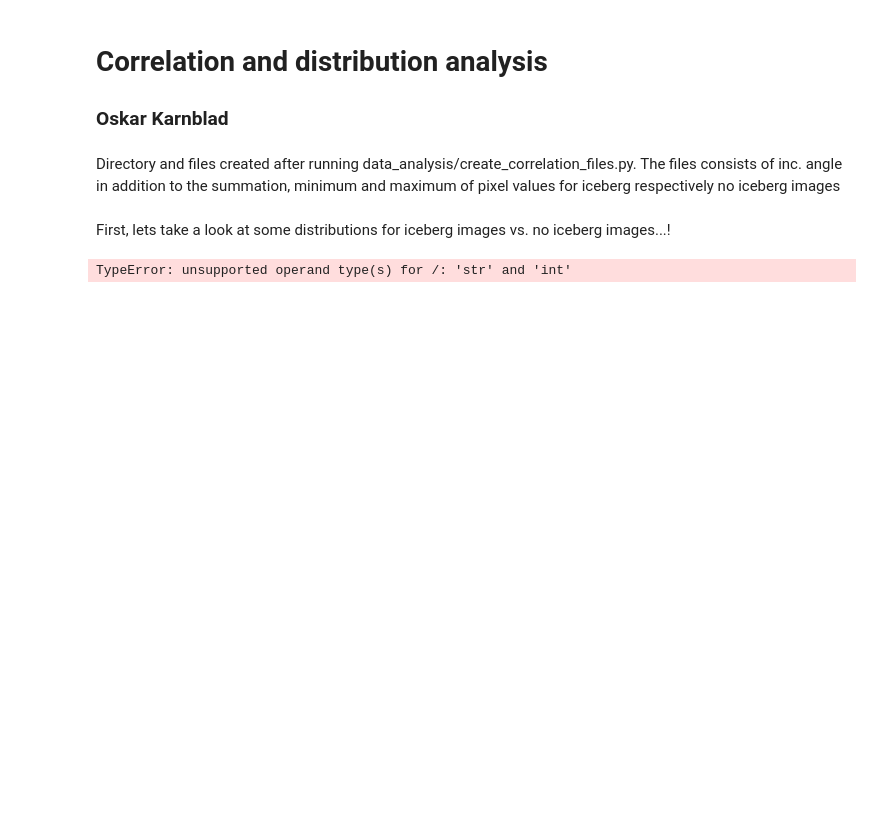
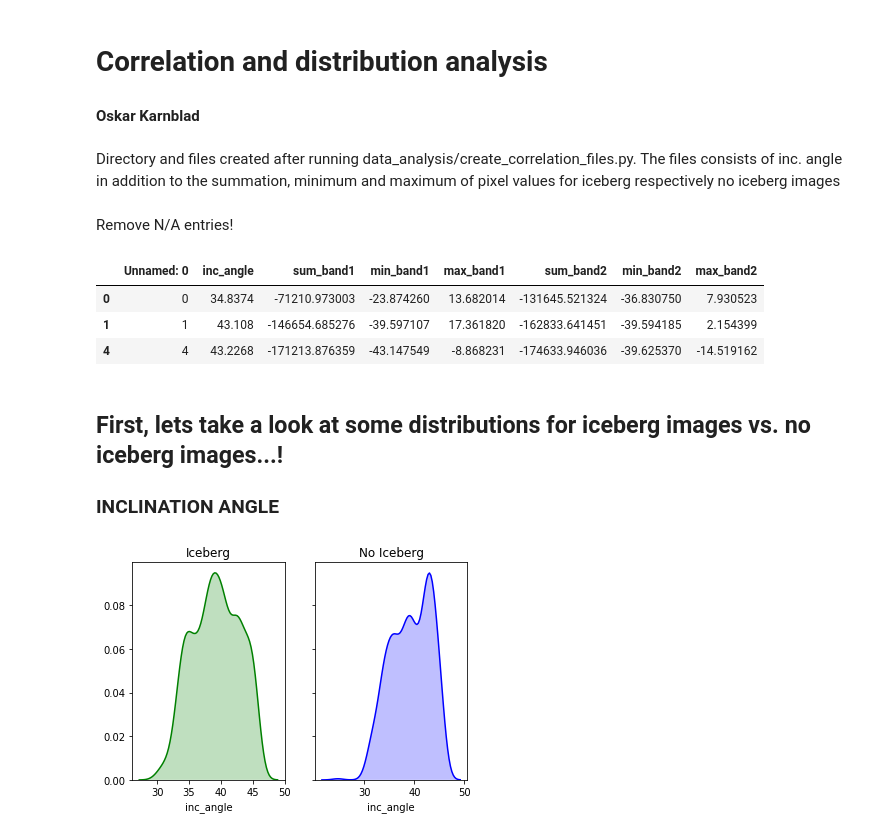
Before and after one commit to AIMovement/Statoil-C-CORE-Iceberg-Classifier-Challenge, a Jupyter notebook: data_analysis/correlation_analysis.ipynb, the cells around one changed output. Cells and saved outputs as stored; diff of their text form; code cells hidden in the pictures; blank space fills up the shorter version.

Commit message:
Corr. and distr. notebook added

```diff
--- a/data_analysis/correlation_analysis.ipynb
+++ b/data_analysis/correlation_analysis.ipynb
@@ -1,6 +1,6 @@
 # %% [markdown]
 # Correlation and distribution analysis
-### Oskar Karnblad
+#### Oskar Karnblad
 # %%
 import pandas as pd
 import numpy as np
@@ -13,14 +13,28 @@ Directory and files created after running data_analysis/create_correlation_files
 dir = '../data/image_properties/'
 iceberg_df = pd.read_csv(os.path.join(dir, 'iceberg.csv'))
 no_iceberg_df = pd.read_csv(os.path.join(dir, 'no_iceberg.csv'))
+# %% [markdown]
+Remove N/A entries!
+# %%
+no_iceberg_df = no_iceberg_df.drop(no_iceberg_df[(no_iceberg_df.inc_angle == 'na')].index)
+no_iceberg_df.head(3)
+# %% [output]
+|  | Unnamed: 0 | inc_angle | sum_band1 | min_band1 | max_band1 | sum_band2 | min_band2 | max_band2 |
+| 0 | 0 | 34.8374 | -71210.973003 | -23.874260 | 13.682014 | -131645.521324 | -36.830750 | 7.930523 |
+| 1 | 1 | 43.108 | -146654.685276 | -39.597107 | 17.361820 | -162833.641451 | -39.594185 | 2.154399 |
+| 4 | 4 | 43.2268 | -171213.876359 | -43.147549 | -8.868231 | -174633.946036 | -39.625370 | -14.519162 |
 # %% [markdown]
-First, lets take a look at some distributions for iceberg images vs. no iceberg images...!
+## First, lets take a look at some distributions for iceberg images vs. no iceberg images...!
+### INCLINATION ANGLE
 # %%
 fig, (ax1, ax2) = plt.subplots(ncols=2, sharey=True)
 
-sns.distplot(iceberg_df['inc_angle'].as_matrix(), ax=ax1)
-sns.distplot(no_iceberg_df['inc_angle'].as_matrix(), ax=ax2)
+sns.distplot(iceberg_df['inc_angle'], hist=False, color="g", kde_kws={"shade": True}, ax=ax1)
+sns.distplot(no_iceberg_df['inc_angle'], hist=False, color="b", kde_kws={"shade": True}, ax=ax2)
+
+ax1.set_title('Iceberg')
+ax2.set_title('No Iceberg')
 
 plt.show()
 # %% [output]
-TypeError: unsupported operand type(s) for /: 'str' and 'int'
+[figure, added]
```
Also changed, not shown: parts of 8 cells of this notebook.
